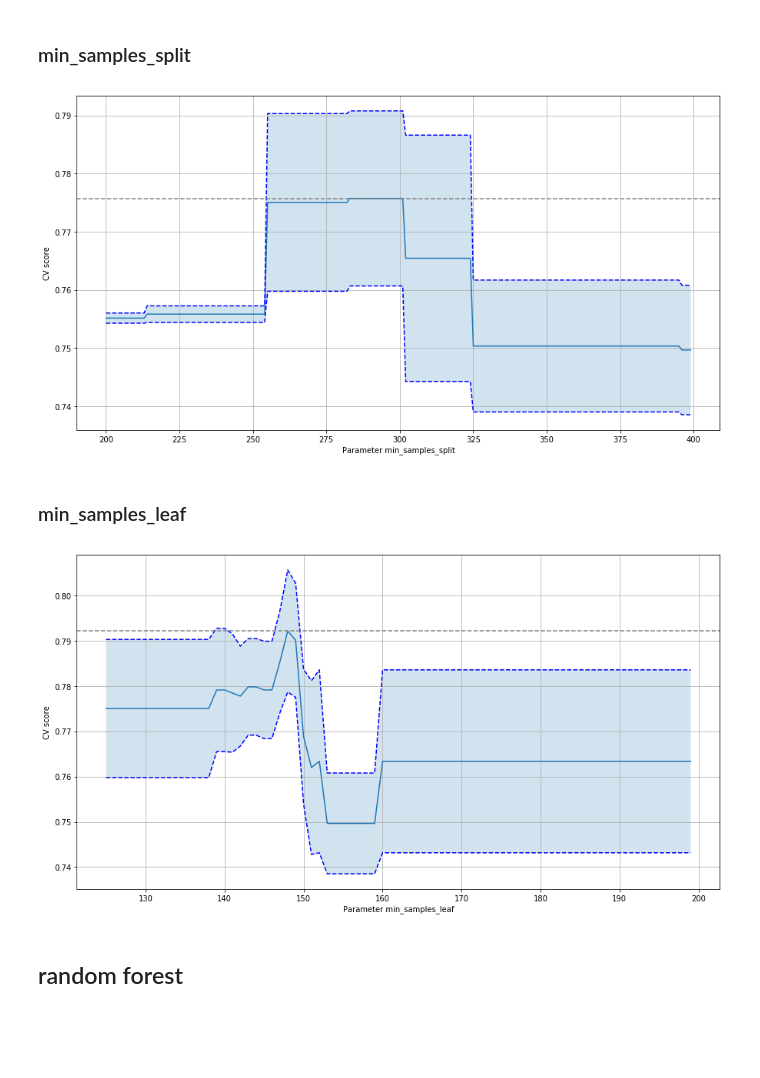
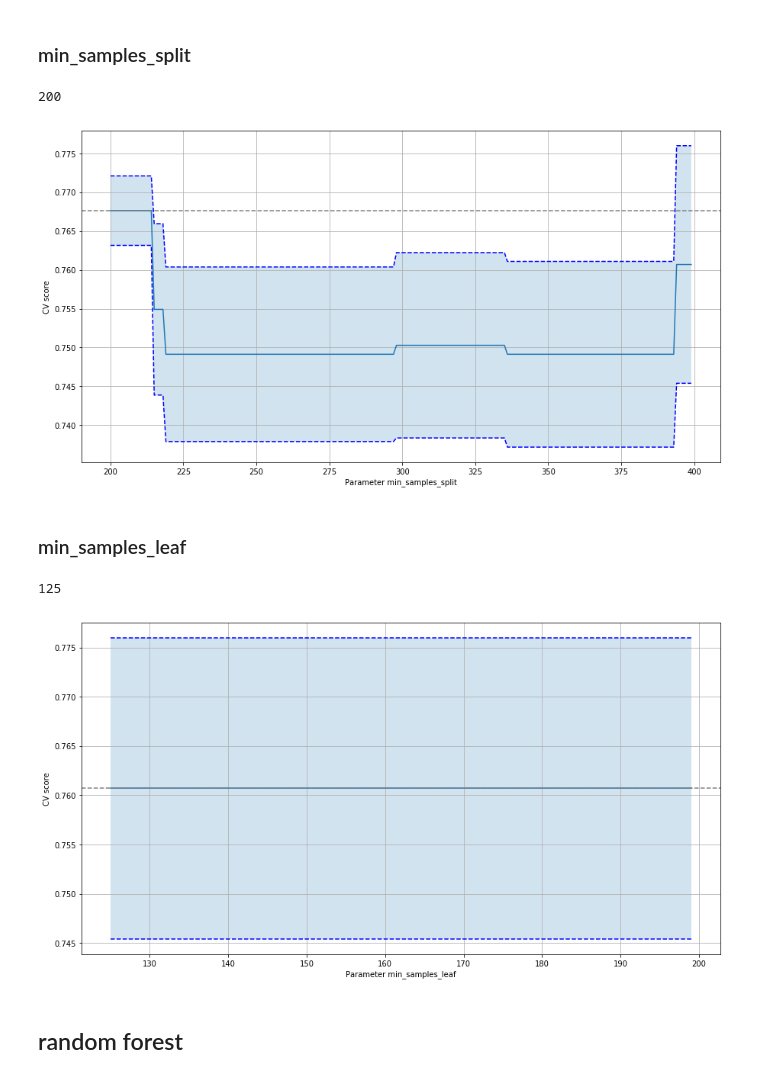
Before and after one commit to ADCryptoSolutions/adcb, a Jupyter notebook: parameter_optimization.ipynb, the cells around one changed output. Cells and saved outputs as stored; diff of their text form; code cells hidden in the pictures; blank space fills up the shorter version.

Commit message:
Se optimizan parámetros de estrategias ml y se cambia correo de remitente
Se modificó principalmente parameter_optimization.ipynb, strategy2.py y signal_mail.py

```diff
--- a/parameter_optimization.ipynb
+++ b/parameter_optimization.ipynb
@@ -195,13 +198,13 @@ plt.show()
 parameter = "max_depth"
 alphas = range(1,10)
 tuned_parameters = [{parameter: alphas}]
-n_folds = 3
 
-clf = GridSearchCV(xgb, tuned_parameters, cv=n_folds, refit=False, n_jobs=-1)
+clf = GridSearchCV(xgb, tuned_parameters, cv=n_folds, refit=False, n_jobs=-1, scoring='precision')
 clf.fit(X, y)
 scores = clf.cv_results_['mean_test_score']
 scores_std = clf.cv_results_['std_test_score']
 
+print alphas[np.argmax(scores)]
 plt.plot(alphas, scores)
 std_error = scores_std / np.sqrt(n_folds)
 plt.plot(alphas, scores + std_error, 'b--')
@@ -224,13 +228,13 @@ plt.show()
 parameter = "gamma"
 alphas = np.linspace(0, 20, 20)
 tuned_parameters = [{parameter: alphas}]
-n_folds = 3
 
-clf = GridSearchCV(xgb, tuned_parameters, cv=n_folds, refit=False, n_jobs=-1)
+clf = GridSearchCV(xgb, tuned_parameters, cv=n_folds, refit=False, n_jobs=-1, scoring='precision')
 clf.fit(X, y)
 scores = clf.cv_results_['mean_test_score']
 scores_std = clf.cv_results_['std_test_score']
 
+print alphas[np.argmax(scores)]
 plt.plot(alphas, scores)
 std_error = scores_std / np.sqrt(n_folds)
 plt.plot(alphas, scores + std_error, 'b--')
@@ -257,13 +262,13 @@ decision_tree = DecisionTreeClassifier()
 parameter = "max_depth"
 alphas = range(1,10)
 tuned_parameters = [{parameter: alphas}]
-n_folds = 3
 
 clf = GridSearchCV(decision_tree, tuned_parameters, cv=n_folds, refit=False, n_jobs=-1)
 clf.fit(X, y)
 scores = clf.cv_results_['mean_test_score']
 scores_std = clf.cv_results_['std_test_score']
 
+print alphas[np.argmax(scores)]
 plt.plot(alphas, scores)
 std_error = scores_std / np.sqrt(n_folds)
 plt.plot(alphas, scores + std_error, 'b--')
@@ -286,13 +292,13 @@ plt.show()
 parameter = "min_samples_split"
 alphas = range(200,400)
 tuned_parameters = [{parameter: alphas}]
-n_folds = 3
 
 clf = GridSearchCV(decision_tree, tuned_parameters, cv=n_folds, refit=False, n_jobs=-1)
 clf.fit(X, y)
 scores = clf.cv_results_['mean_test_score']
 scores_std = clf.cv_results_['std_test_score']
 
+print alphas[np.argmax(scores)]
 plt.plot(alphas, scores)
 std_error = scores_std / np.sqrt(n_folds)
 plt.plot(alphas, scores + std_error, 'b--')
@@ -308,36 +314,38 @@ plt.grid()
 #plt.ylim(0, 1.1)
 plt.show()
 # %% [output]
+200
-[figure, old version]
+[figure, new version]
 # %% [markdown]
 ### min_samples_leaf
 # %%
 parameter = "min_samples_leaf"
 alphas = range(125,200)
 tuned_parameters = [{parameter: alphas}]
-n_folds = 3
 
 clf = GridSearchCV(decision_tree, tuned_parameters, cv=n_folds, refit=False, n_jobs=-1)
 clf.fit(X, y)
 scores = clf.cv_results_['mean_test_score']
 scores_std = clf.cv_results_['std_test_score']
 
+print alphas[np.argmax(scores)]
 plt.plot(alphas, scores)
 std_error = scores_std / np.sqrt(n_folds)
 plt.plot(alphas, scores + std_error, 'b--')
 plt.plot(alphas, scores - std_error, 'b--')
 std_error = scores_std / np.sqrt(n_folds)
 plt.fill_between(alphas, scores + std_error, scores - std_error, alpha=0.2)
 locs, labels = plt.yticks()
 #plt.yticks(locs, list(map(lambda x: "%g" % x, locs)))
 plt.axhline(np.max(scores), linestyle='--', color='.5')
 plt.ylabel('CV score')
 plt.xlabel('Parameter %s'%parameter)
 plt.grid()
 #plt.ylim(0, 1.1)
 plt.show()
 # %% [output]
+125
-[figure, old version]
+[figure, new version]
 # %% [markdown]
 ## random forest
 # %% [markdown]
```
Also changed, not shown: parts of 21 cells of this notebook, 7 other files.
